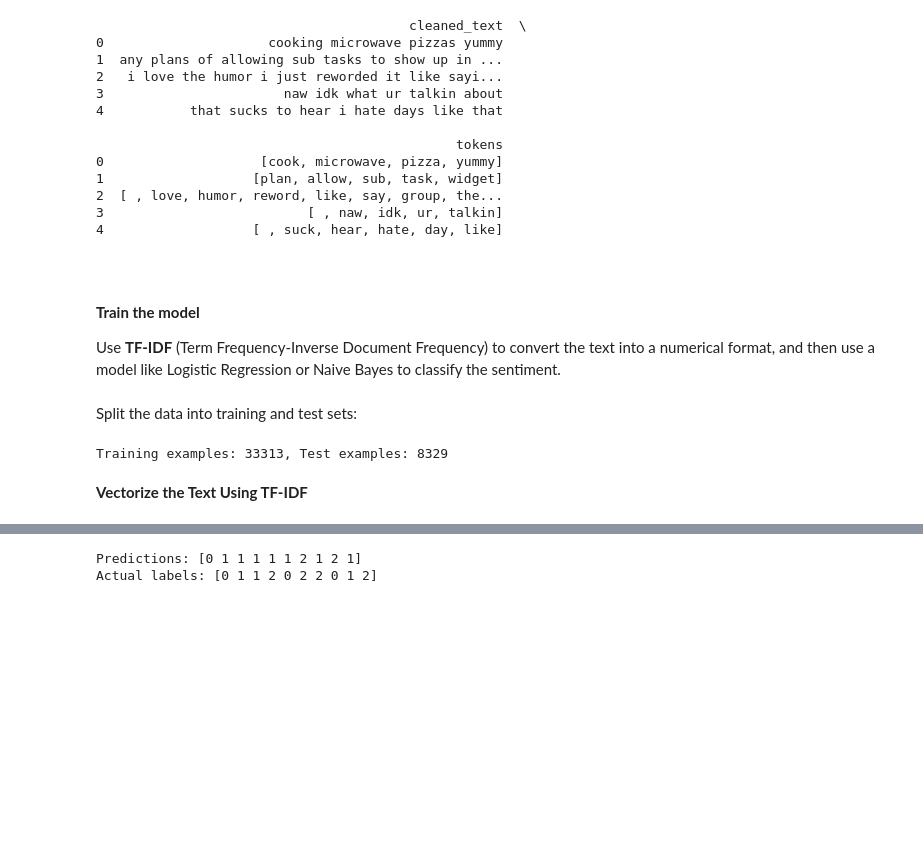
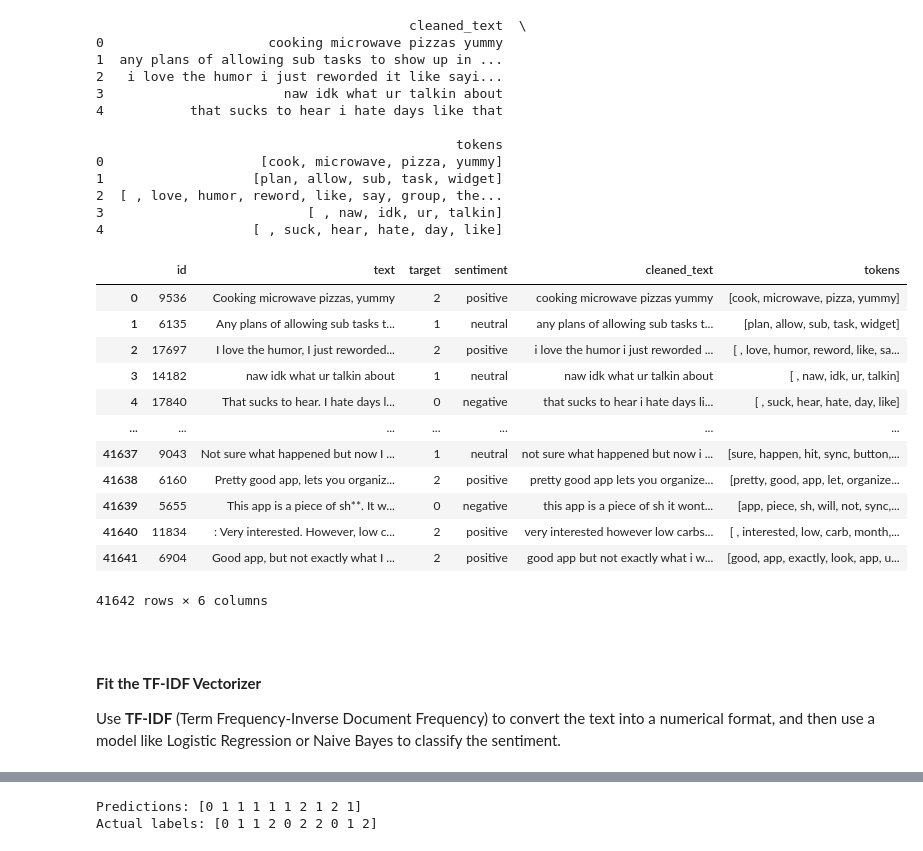
Before and after one commit to PaolaGaray/SocialMediaSentimentAnalysis, a Jupyter notebook: notebooks/spacy_npl_model.ipynb, the cells around one changed output, grey strips where cells are left out. Cells and saved outputs as stored; diff of their text form; code cells hidden in the pictures; blank space fills up the shorter version.

```diff
--- a/notebooks/spacy_npl_model.ipynb
+++ b/notebooks/spacy_npl_model.ipynb
@@ -92,5 +125,21 @@ print(df[['cleaned_text', 'tokens']].head())
 2  [ , love, humor, reword, like, say, group, the...
 3                          [ , naw, idk, ur, talkin]
 4                   [ , suck, hear, hate, day, like]
+# %%
+df
+# %% [output]
+|  | id | text | target | sentiment | cleaned_text | tokens |
+| 0 | 9536 | Cooking microwave pizzas, yummy | 2 | positive | cooking microwave pizzas yummy | [cook, microwave, pizza, yummy] |
+| 1 | 6135 | Any plans of allowing sub tasks t... | 1 | neutral | any plans of allowing sub tasks t... | [plan, allow, sub, task, widget] |
+| 2 | 17697 | I love the humor, I just reworded... | 2 | positive | i love the humor i just reworded ... | [ , love, humor, reword, like, sa... |
+| 3 | 14182 | naw idk what ur talkin about | 1 | neutral | naw idk what ur talkin about | [ , naw, idk, ur, talkin] |
+| 4 | 17840 | That sucks to hear. I hate days l... | 0 | negative | that sucks to hear i hate days li... | [ , suck, hear, hate, day, like] |
+| ... | ... | ... | ... | ... | ... | ... |
+| 41637 | 9043 | Not sure what happened but now I ... | 1 | neutral | not sure what happened but now i ... | [sure, happen, hit, sync, button,... |
+| 41638 | 6160 | Pretty good app, lets you organiz... | 2 | positive | pretty good app lets you organize... | [pretty, good, app, let, organize... |
+| 41639 | 5655 | This app is a piece of sh**. It w... | 0 | negative | this app is a piece of sh it wont... | [app, piece, sh, will, not, sync,... |
+| 41640 | 11834 | : Very interested. However, low c... | 2 | positive | very interested however low carbs... | [ , interested, low, carb, month,... |
+| 41641 | 6904 | Good app, but not exactly what I ... | 2 | positive | good app but not exactly what i w... | [good, app, exactly, look, app, u... |
+41642 rows × 6 columns
 # %%
 # Save the cleaned and tokenized data to a new CSV file
@@ -99,22 +148,6 @@ df.to_csv('preprocessed_data.csv', index=False)
 <br>
 <br>
 
-**Train the model**
+**Fit the TF-IDF Vectorizer**
 
 Use **TF-IDF** (Term Frequency-Inverse Document Frequency) to convert the text into a numerical format, and then use a model like Logistic Regression or Naive Bayes to classify the sentiment.
-# %% [markdown]
-Split the data into training and test sets:
-# %%
-from sklearn.model_selection import train_test_split
-
-# Split the data (80% training, 20% test)
-X = df['cleaned_text']  # Features: cleaned text
-y = df['target']  # Target: sentiment label (assuming you have a 'label' column with sentiment classes)
-
-X_train, X_test, y_train, y_test = train_test_split(X, y, test_size=0.2, random_state=42)
-
-print(f"Training examples: {len(X_train)}, Test examples: {len(X_test)}")
-# %% [output]
-Training examples: 33313, Test examples: 8329
-# %% [markdown]
-**Vectorize the Text Using TF-IDF**
```
Also changed, not shown: parts of 19 cells of this notebook, 1 other file.
